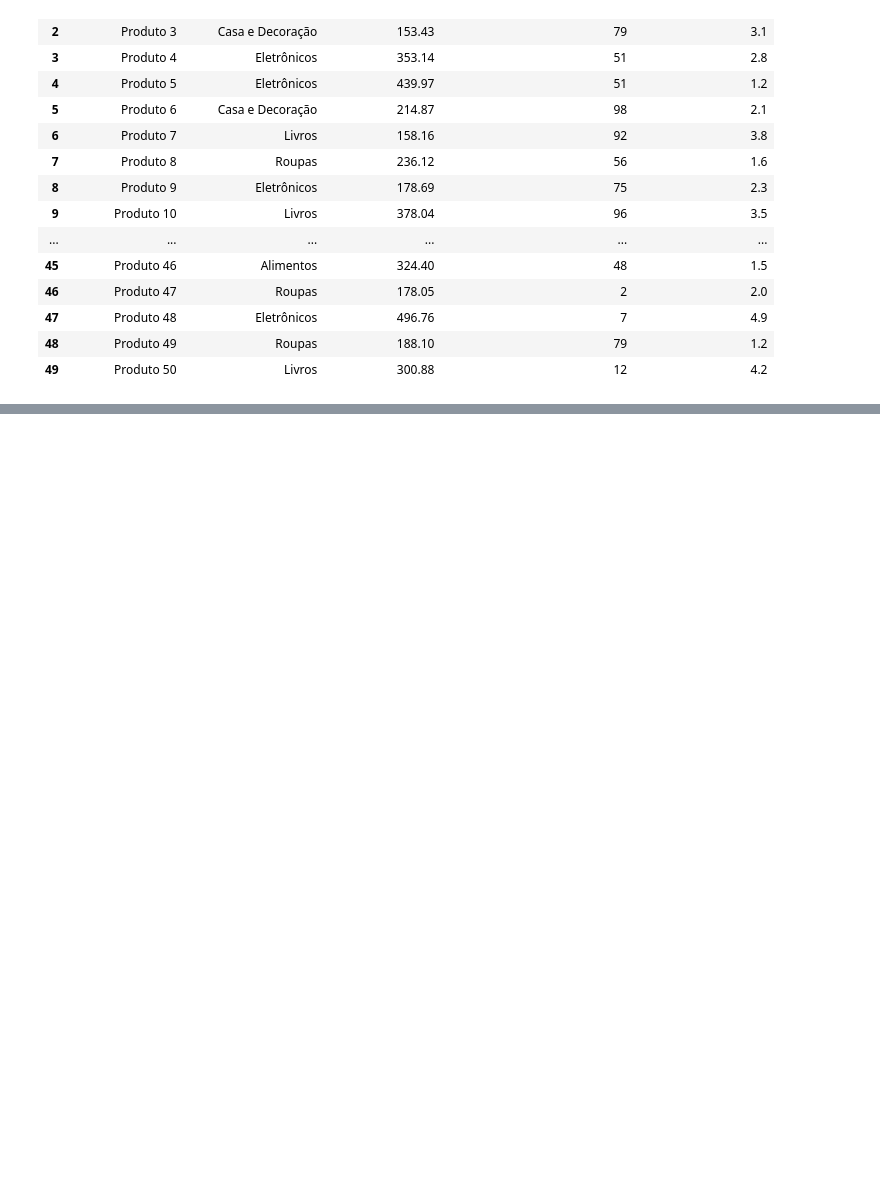
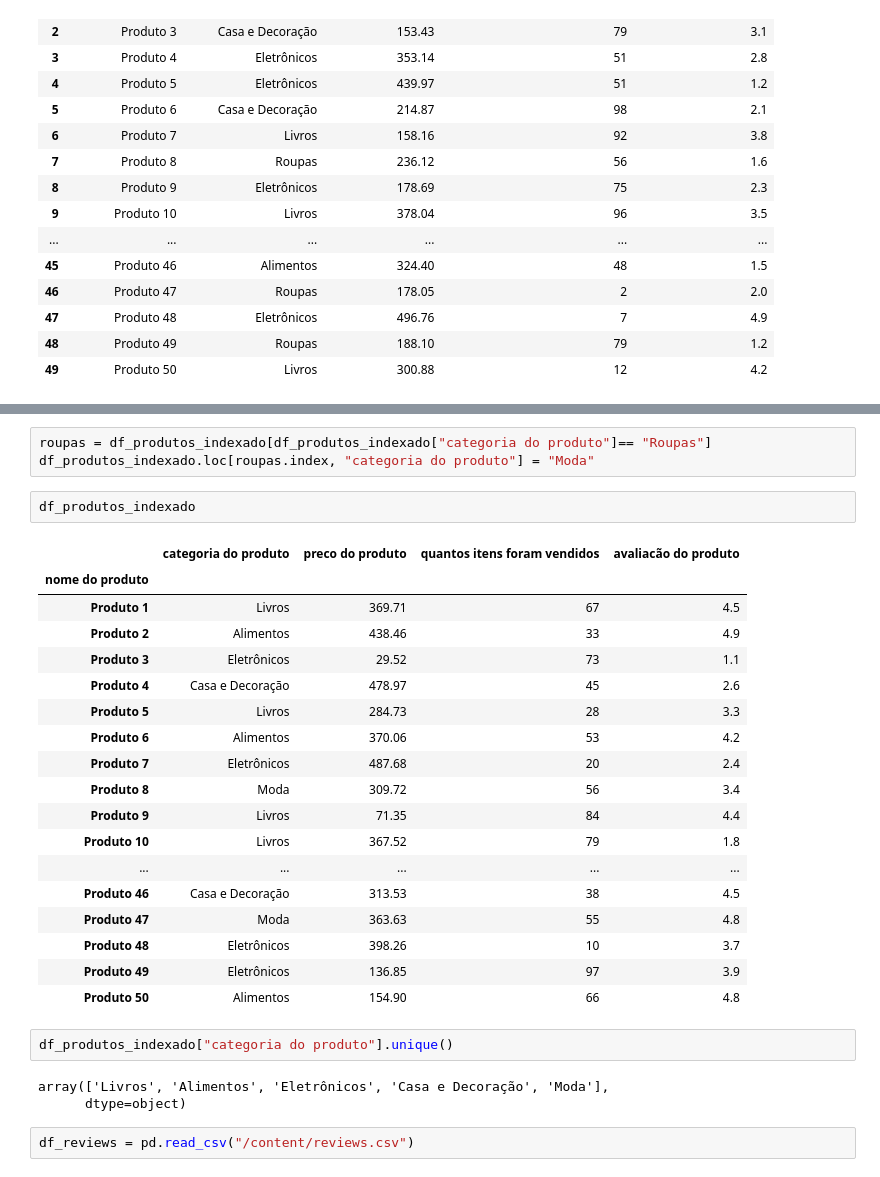
Before and after one commit to Aiyato/testes-colab, a Jupyter notebook: Aula02_completa.ipynb, the cells around one changed output, grey strips where cells are left out. Saved outputs shown, nothing was run; the diff lists cells and outputs as text; blank space fills up the shorter version.

```diff
--- a/Aula02_completa.ipynb
+++ b/Aula02_completa.ipynb
@@ -616,0 +703,31 @@ array(['Livros', 'Casa e Decoração', 'Eletrônicos', 'Roupas', 'Alimentos'],
+# %%
+roupas = df_produtos_indexado[df_produtos_indexado["categoria do produto"]== "Roupas"]
+df_produtos_indexado.loc[roupas.index, "categoria do produto"] = "Moda"
+# %%
+df_produtos_indexado
+# %% [output]
+|  | categoria do produto | preco do produto | quantos itens foram vendidos | avaliacão do produto |
+| nome do produto |  |  |  |  |
+| Produto 1 | Livros | 369.71 | 67 | 4.5 |
+| Produto 2 | Alimentos | 438.46 | 33 | 4.9 |
+| Produto 3 | Eletrônicos | 29.52 | 73 | 1.1 |
+| Produto 4 | Casa e Decoração | 478.97 | 45 | 2.6 |
+| Produto 5 | Livros | 284.73 | 28 | 3.3 |
+| Produto 6 | Alimentos | 370.06 | 53 | 4.2 |
+| Produto 7 | Eletrônicos | 487.68 | 20 | 2.4 |
+| Produto 8 | Moda | 309.72 | 56 | 3.4 |
+| Produto 9 | Livros | 71.35 | 84 | 4.4 |
+| Produto 10 | Livros | 367.52 | 79 | 1.8 |
+| ... | ... | ... | ... | ... |
+| Produto 46 | Casa e Decoração | 313.53 | 38 | 4.5 |
+| Produto 47 | Moda | 363.63 | 55 | 4.8 |
+| Produto 48 | Eletrônicos | 398.26 | 10 | 3.7 |
+| Produto 49 | Eletrônicos | 136.85 | 97 | 3.9 |
+| Produto 50 | Alimentos | 154.90 | 66 | 4.8 |
+# %%
+df_produtos_indexado["categoria do produto"].unique()
+# %% [output]
+array(['Livros', 'Alimentos', 'Eletrônicos', 'Casa e Decoração', 'Moda'],
+      dtype=object)
+# %%
+df_reviews = pd.read_csv("/content/reviews.csv")
```
Also changed, not shown: parts of 17 cells of this notebook.
